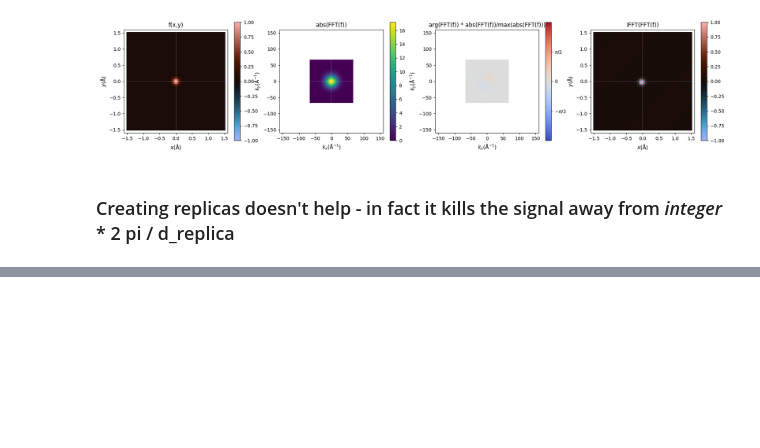
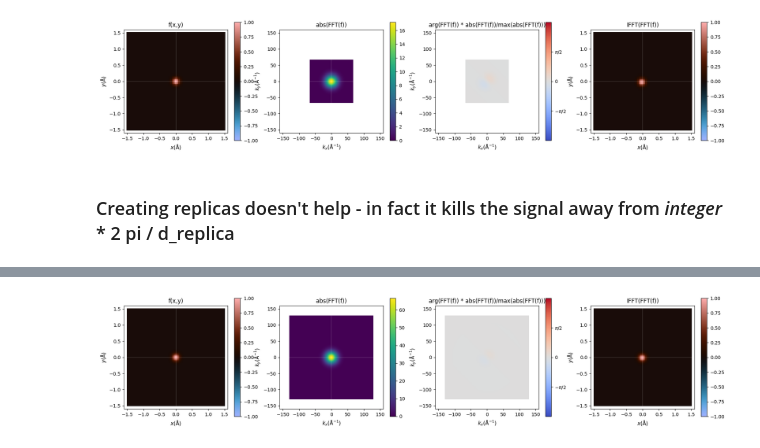
Before and after one commit to liborsold/fft_electronic_spin_density, a Jupyter notebook: fft_examples.ipynb, the cells around one changed output, grey strips where cells are left out. Saved outputs shown, nothing was run; the diff lists cells and outputs as text; code cells hidden in the pictures; blank space fills up the shorter version.

```diff
--- a/fft_examples.ipynb
+++ b/fft_examples.ipynb
@@ -365,0 +381,9 @@ analyze_fourier_behaviour(L_real, N_real, N_images, dx_image, dy_image, L_real_s
+# %%
+scale_real_space = 3       # scale simultaneously L_real and N_real
+
+L_real = 1.0 * scale_real_space    # (Angstrom)
+N_real = 41  * scale_real_space    # sampling of real space
+
+analyze_fourier_behaviour(L_real, N_real, N_images, dx_image, dy_image, L_real_show, K_rec_show)
+# %% [output]
+[figure, added]
```
Also changed, not shown: parts of 5 cells of this notebook, 1 other file.
